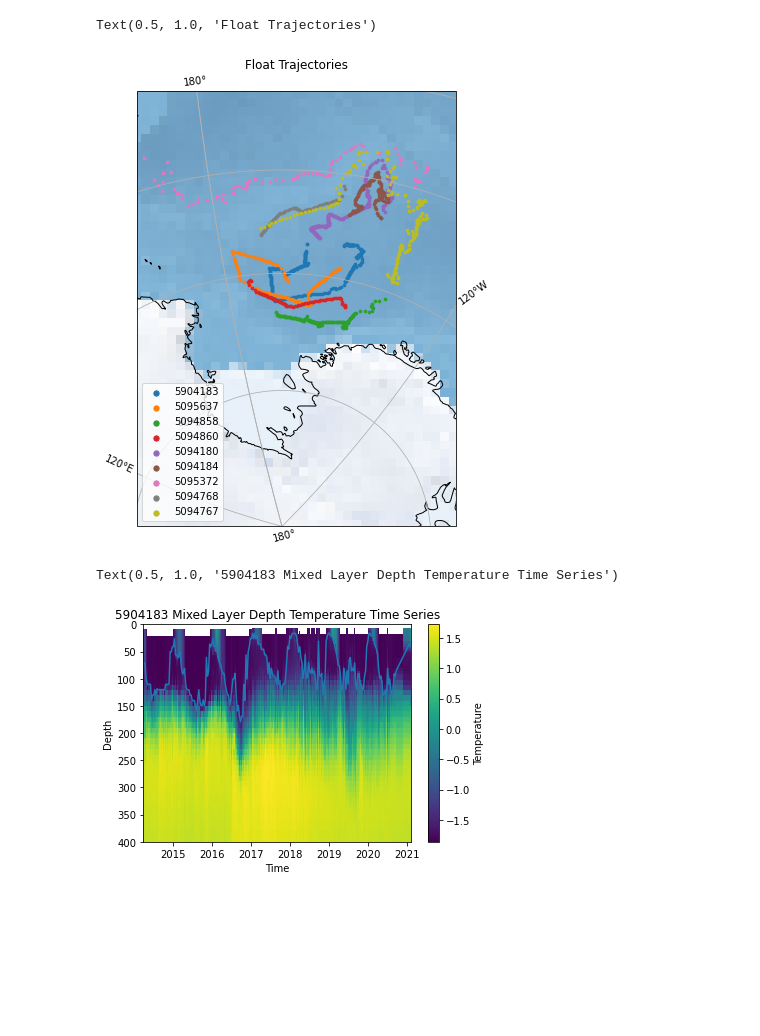
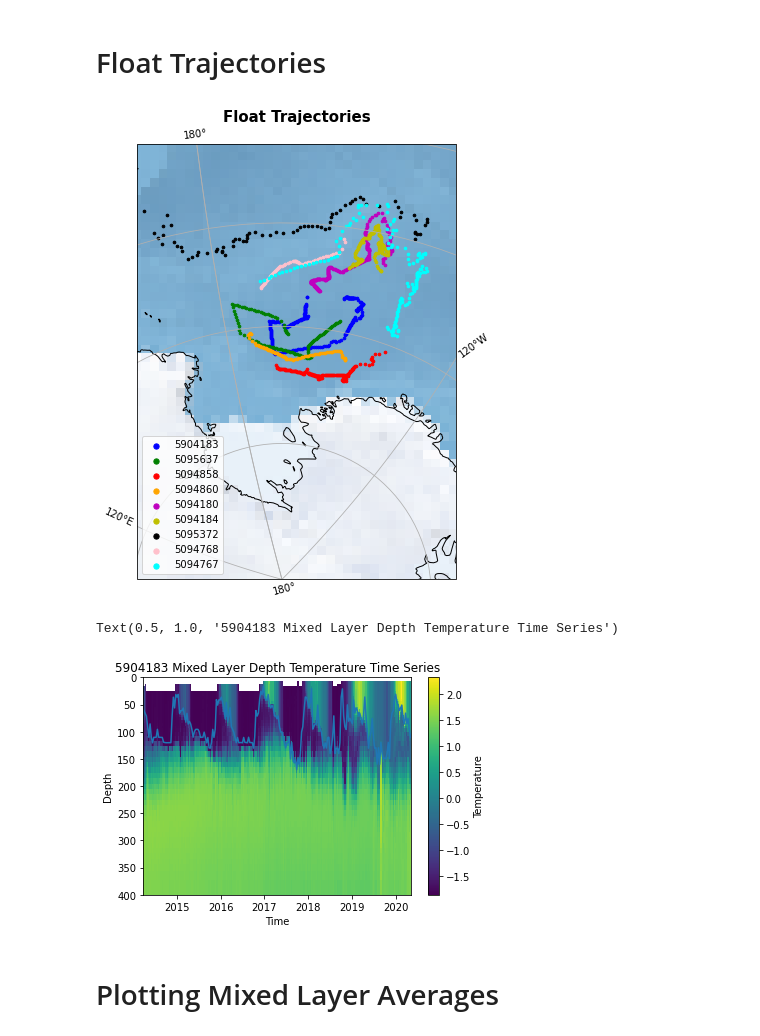
Before and after one commit to ch-alina/hmei, a Jupyter notebook: notebooks/float.ipynb, the cells around one changed output. Saved outputs shown, nothing was run; the diff lists cells and outputs as text; code cells hidden in the pictures; blank space fills up the shorter version.

Commit message:
additional mld figures

```diff
--- a/notebooks/float.ipynb
+++ b/notebooks/float.ipynb
@@ -18,7 +18,7 @@ f_4768 = xr.open_dataset(dirpath + '5904768QC.nc')
 f_4767 = xr.open_dataset(dirpath + '5904767QC.nc')
 
 floats = [f_4183, f_5637, f_4858, f_4860, f_4180, f_4184, f_5372, f_4768, f_4767]
-data = f_4183
+data = f_4180
 #data = xr.open_dataset('/local/data/soccom/SOCCOM_LoResQC_LIAR_22Dec2020_netcdf/7614SOOCNQC.nc')
 data
 # %% [output]
@@ -265,18 +222,0 @@ yrs = range(min(dates), max(dates))
-# %%
-clrs=['r','g','b','orange','m','y','k', 'pink'];
-
-plt.figure(figsize=(8,8))
-ax = plt.axes(projection=ccrs.Stereographic(central_longitude = '-165'))
-ax.stock_img()
-ax.coastlines()
-for i in range(len(yrs)):
-    ax.scatter(lon[dates==yrs[i]], lat[dates==yrs[i]], s=7, color = clrs[i], transform=ccrs.PlateCarree(), label=str(yrs[i]))
-ax.set_extent([minlon - 10, maxlon + 10, -90, -50])
-ax.set_xlabel('lon')
-ax.set_ylabel('lat')
-#.set_xticks(ax.get_xticks())
-#ax.set_yticks(ax.get_yticks())
-gridlines = ax.gridlines(draw_labels=True)
-plt.legend(markerscale=2)
-plt.title('Float 5904767 Trajectory')
-#plt.savefig('/home/ac63/projects/hmei/figures/5904767_Trajectory.png')
@@ -286,10 +276,12 @@ Text(0.5, 1.0, 'Float 5904767 Trajectory')
+# %% [markdown]
+# Float Trajectories
 # %%
-#plotting all float trajectories
 
 plt.figure(figsize=(12,8))
 ax = plt.axes(projection=ccrs.Stereographic(central_longitude = '-165'))
 ax.stock_img()
 ax.coastlines()
+clrs=['b','g','r','orange','m','y','k', 'pink', 'cyan'];
 
 ax.set_extent([170, 225, -90, -50])
 ax.set_xlabel('lon')
@@ -297,24 +289,24 @@ ax.set_ylabel('lat')
 for f in range(len(floats)):
     lat = floats[f].Lat.values
     lon = floats[f].Lon.values
-    ax.scatter(lon, lat, transform=ccrs.PlateCarree(), s=7, label=float_names[f])
+    ax.scatter(lon, lat, transform=ccrs.PlateCarree(), s=7, color=clrs[f], label=float_names[f])
 gridlines = ax.gridlines(draw_labels=True)
 plt.legend(markerscale=2)
 
-plt.title('Float Trajectories')
+plt.title('Float Trajectories', fontweight = 'bold', fontsize='15')
 #plt.savefig('/home/ac63/projects/hmei/figures/Float_Trajectories.png')
 # %% [output]
-Text(0.5, 1.0, 'Float Trajectories')
-[figure, old version]
+[figure, new version]
 # %%
-density = data.Sigma_theta.transpose().values
-density = np.flip(density, 0)
-#density=density.reshape(1,(dim[0]*dim[1]), order='F')
-depth = data.Depth.transpose().values
-depth = np.flip(depth, 0)
-#depth=depth.reshape(1,(dim[0]*dim[1]), order='F')
 
-def get_mld_rho():
+
+def get_mld_rho(fl):
+    density = fl.Sigma_theta.transpose().values
+    density = np.flip(density, 0)
+    #density=density.reshape(1,(dim[0]*dim[1]), order='F')
+    depth = fl.Depth.transpose().values
+    depth = np.flip(depth, 0)
+    #depth=depth.reshape(1,(dim[0]*dim[1]), order='F')
     rhocrit = 0.02
     density[np.isnan(depth)] = float("nan")
     depth[np.isnan(density)] = float("nan")
@@ -342,35 +334,37 @@ def get_mld_rho():
         else:
             imld[0, ii] = np.NaN
             mld[0, ii] = np.Nan
     imld[mld>900]=np.NaN;
     mld[mld>900]=np.NaN;
     imld = imld.flatten()
     mld = mld.flatten()
     end = len(depth)
     depth_cat = np.stack((depth[0:end-1,:],depth[1:end,:]),axis=2);
     dpth_mid=np.nanmean(depth_cat, axis=2)
     depth2 = np.vstack((depth[0,:],dpth_mid,depth[end-1,:]))
     thickn=np.diff(depth2,axis=0);
 
     return mld, imld, thickn
 
-mld, imld, thickn = get_mld_rho()
+mld, imld, thickn = get_mld_rho(data)
 
 #dpth_mid=nanmean(cat(3,dpth(1:end-1,:),dpth(2:end,:)),3);
 #thickn=diff([dpth(1,:);dpth_mid;dpth(end,:)],[],1);
 plt.pcolormesh(x.values, y, temperature, shading = 'auto')
 plt.ylim([0, 400])
 plt.gca().invert_yaxis()
 cbar = plt.colorbar()
 plt.xlabel('Time')
 plt.ylabel('Depth')
 cbar.set_label('Temperature')
 plt.plot(x.values, mld)
 plt.title('5904183 Mixed Layer Depth Temperature Time Series')
 #plt.savefig('/home/ac63/projects/hmei/figures/5904183_MLD')
 # %% [output]
 Text(0.5, 1.0, '5904183 Mixed Layer Depth Temperature Time Series')
-[figure, old version]
+[figure, new version]
+# %% [markdown]
+# Plotting Mixed Layer Averages
 # %%
 from matplotlib.dates import DateFormatter
 import matplotlib.dates as mdates
```
Also changed, not shown: parts of 17 cells of this notebook, 5 other files.
